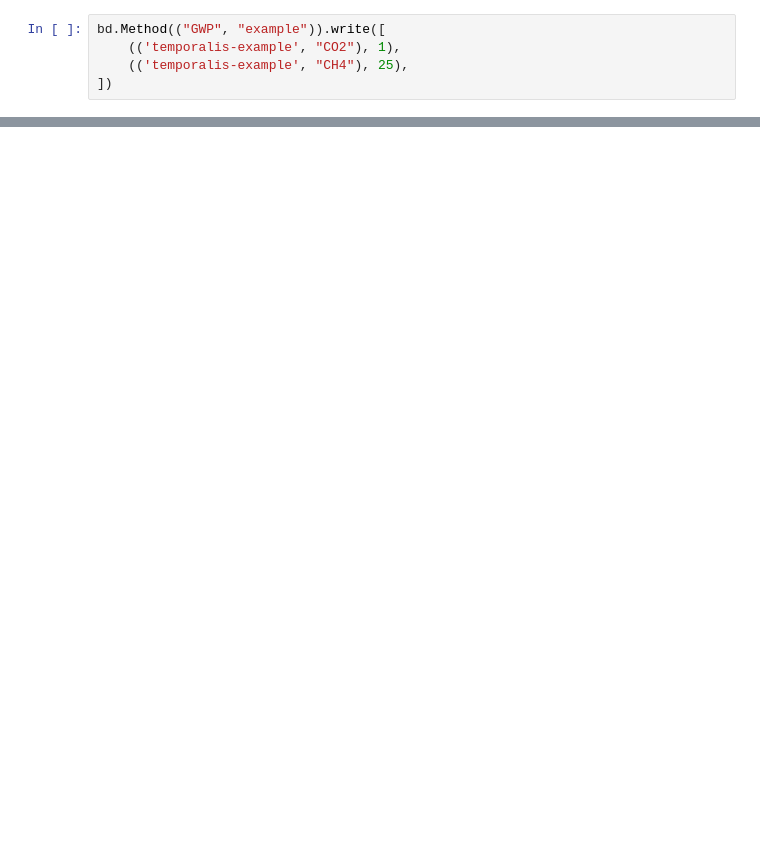
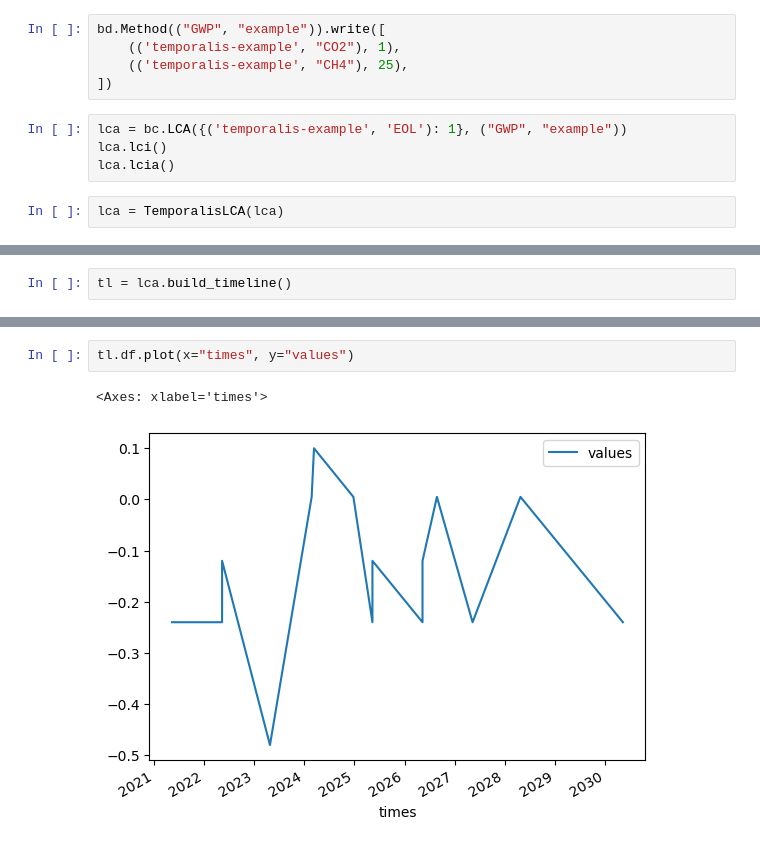
Before and after one commit to brightway-lca/bw_temporalis, a Jupyter notebook: dev/Example usage.ipynb, the cells around one changed output, grey strips where cells are left out. Saved outputs shown, nothing was run; the diff lists cells and outputs as text; blank space fills up the shorter version.

Commit message:
Add example on usage

```diff
--- a/dev/Example usage.ipynb
+++ b/dev/Example usage.ipynb
@@ -227,3 +239,9 @@ bd.Method(("GWP", "example")).write([
     (('temporalis-example', "CO2"), 1),
     (('temporalis-example', "CH4"), 25),
 ])
+# %%
+lca = bc.LCA({('temporalis-example', 'EOL'): 1}, ("GWP", "example"))
+lca.lci()
+lca.lcia()
+# %%
+lca = TemporalisLCA(lca)
@@ -229,0 +253,2 @@ bd.Method(("GWP", "example")).write([
+# %%
+tl = lca.build_timeline()
@@ -229,0 +277,5 @@ bd.Method(("GWP", "example")).write([
+# %%
+tl.df.plot(x="times", y="values")
+# %% [output]
+<Axes: xlabel='times'>
+[figure, added]
```
Also changed, not shown: parts of 5 cells of this notebook.
